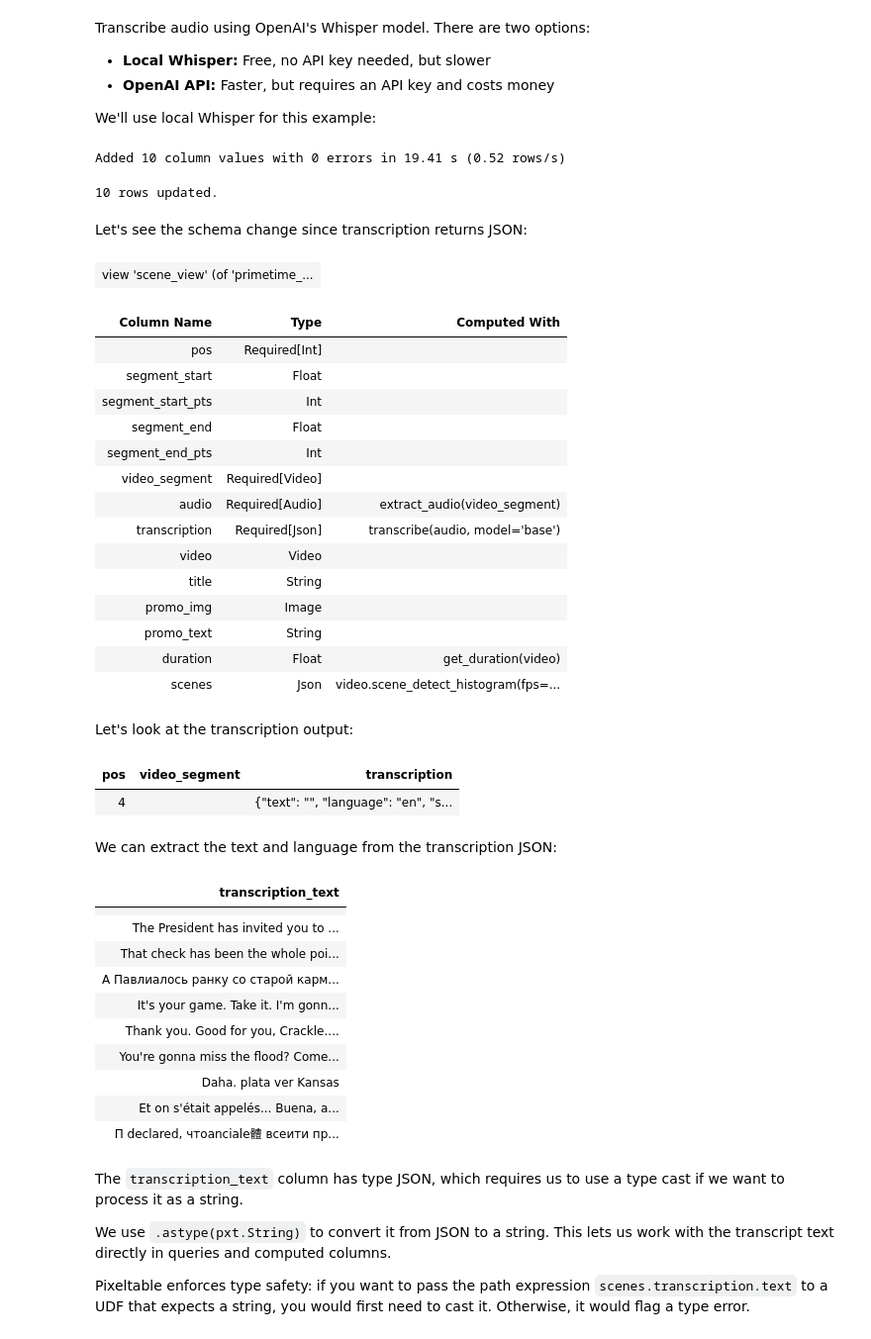
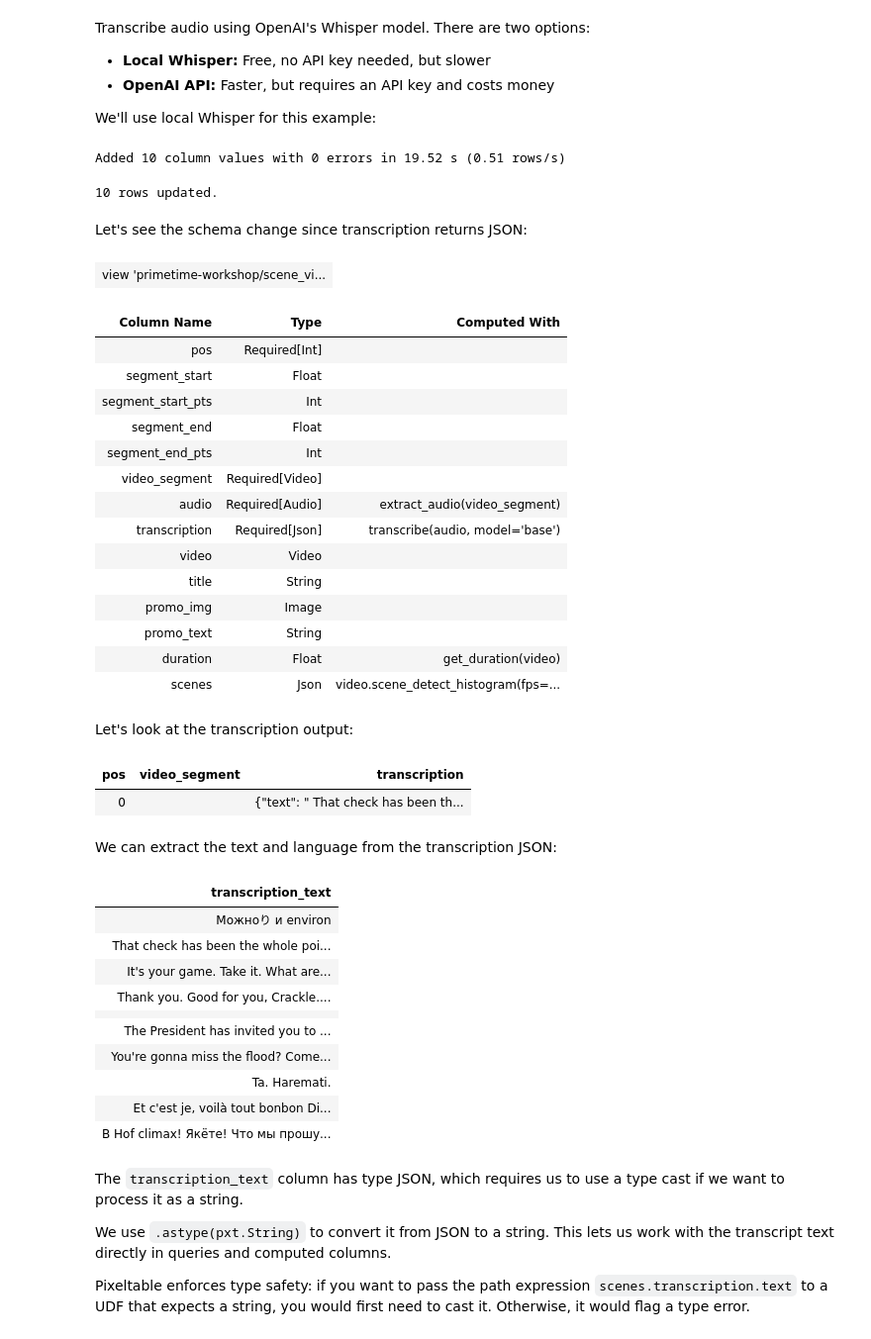
Before and after one commit to apreshill/pxt-primetime, a Jupyter notebook: 02_iterating-with-data.ipynb, the cells around one changed output. Shown at 99% size. Cells and saved outputs as stored; diff of their text form; code cells hidden in the pictures.

```diff
--- a/02_iterating-with-data.ipynb
+++ b/02_iterating-with-data.ipynb
@@ -25,5 +25,5 @@ Connected to Pixeltable database at: postgresql+psycopg://postgres:@/pixeltable?
 # %%
-v = pxt.get_table('primetime_vids')
+v = pxt.get_table('primetime-workshop/primetime_vids')
 # %%
 v
 # %% [output]
@@ -116,7 +116,7 @@ v.select(v.scenes[1:].start_time).collect()
 | [28.779, 45.629, 125.751, 154.488... |
 # %%
 scenes = pxt.create_view(
-    'scene_view',
+    'primetime-workshop/scene_view',
     v,
     iterator=pxtf.video.video_splitter(
         video=v.video,
@@ -209,7 +209,7 @@ scenes.add_computed_column(
     if_exists='replace'
 )
 # %% [output]
-Added 10 column values with 0 errors in 19.41 s (0.52 rows/s)
+Added 10 column values with 0 errors in 19.52 s (0.51 rows/s)
 10 rows updated.
 # %%
 # Alternative: Using OpenAI API for transcription (faster, but requires API key)
@@ -227,7 +227,7 @@ Let's see the schema change since transcription returns JSON:
 # %%
 scenes
 # %% [output]
-| view 'scene_view' (of 'primetime_... |
+| view 'primetime-workshop/scene_vi... |
 | Column Name | Type | Computed With |
 | pos | Required[Int] |  |
 | segment_start | Float |  |
@@ -246,27 +246,30 @@ scenes
 # %% [markdown]
 Let's look at the transcription output:
 # %%
-scenes.select(scenes.pos, scenes.video_segment, scenes.transcription).limit(1).collect()
-#add a where clause for pos = 0
+scenes.select(
+    scenes.pos,
+    scenes.video_segment,
+    scenes.transcription
+).where(scenes.pos == 0).limit(1).collect()
 # %% [output]
 | pos | video_segment | transcription |
-| 4 |  | {"text": "", "language": "en", "s... |
+| 0 |  | {"text": " That check has been th... |
 # %% [markdown]
 We can extract the text and language from the transcription JSON:
 # %%
 scenes.select(scenes.transcription.text).collect()
 # %% [output]
 | transcription_text |
+| Можноり и environ |
+| That check has been the whole poi... |
+| It's your game. Take it. What are... |
+| Thank you. Good for you, Crackle.... |
 |  |
 | The President has invited you to ... |
-| That check has been the whole poi... |
-| А Павлиалось ранку со старой карм... |
-| It's your game. Take it. I'm gonn... |
-| Thank you. Good for you, Crackle.... |
 | You're gonna miss the flood? Come... |
-| Daha. plata ver Kansas |
-| Et on s'était appelés... Buena, a... |
-| П declared, чтоanciale體 всеити пр... |
+| Ta. Haremati. |
+| Et c'est je, voilà tout bonbon Di... |
+| В Hof climax! Якёте! Что мы прошу... |
 # %% [markdown]
 The `transcription_text` column has type JSON, which requires us to use a type cast if we want to process it as a string.
 
```
Also changed, not shown: parts of 20 cells of this notebook.
